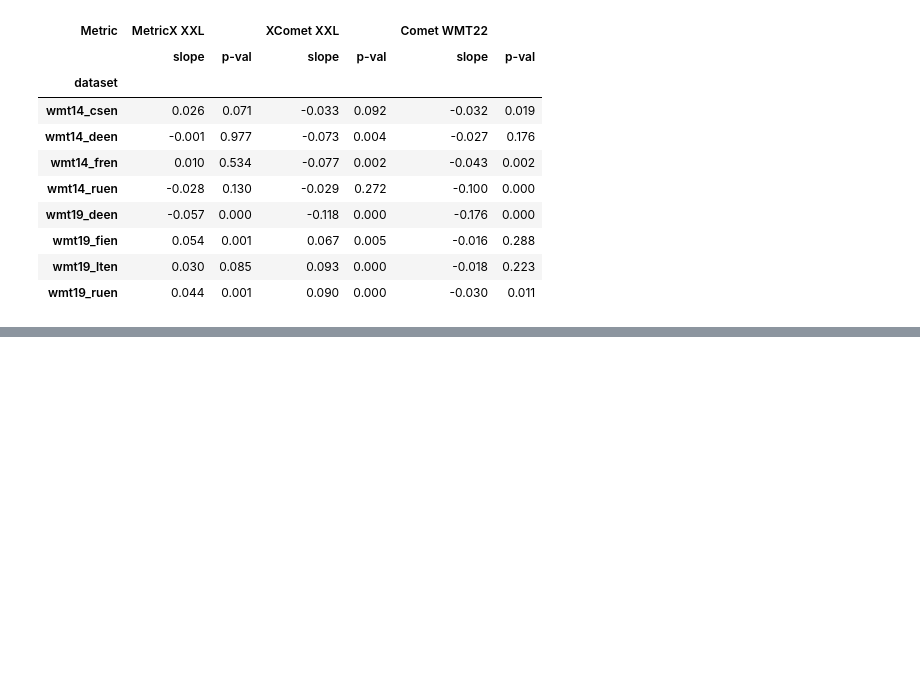
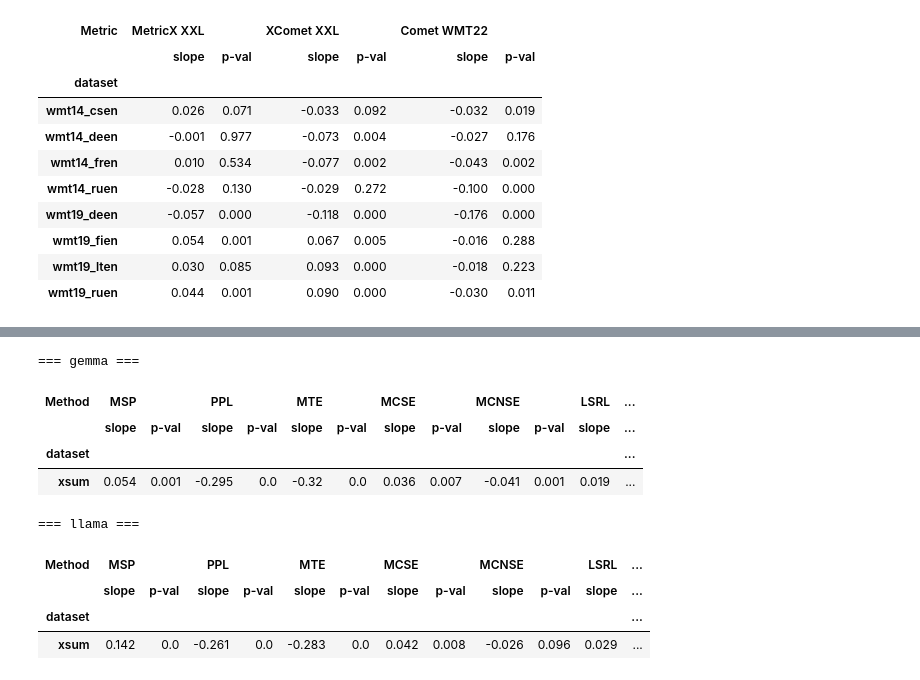
Before and after one commit to stat-ml/uncertainty-line, a Jupyter notebook: 01_plotting_quality_ue_trends.ipynb, the cells around one changed output, grey strips where cells are left out. Cells and saved outputs as stored; diff of their text form; code cells hidden in the pictures; blank space fills up the shorter version.

Commit message:
Add coefficients tables for TokenSAR

```diff
--- a/01_plotting_quality_ue_trends.ipynb
+++ b/01_plotting_quality_ue_trends.ipynb
@@ -559,0 +598,41 @@ for model_name in metric_table.index.get_level_values("model").unique():
+# %%
+import pandas as pd
+
+# Load the CSV
+corr = pd.read_csv("results/length_vs_ue_corr_sum.csv")
+
+method_order = list(methods_dict.values())
+corr_ue = corr[corr["category"] == "ue"].copy()
+
+piv_slope = corr_ue.pivot_table(index=["model", "dataset"], columns="name", values="slope", aggfunc="first")
+piv_pval  = corr_ue.pivot_table(index=["model", "dataset"], columns="name", values="p_value", aggfunc="first")
+
+piv_slope = piv_slope.reindex(columns=method_order)
+piv_pval  = piv_pval.reindex(columns=method_order)
+
+cols = []
+parts = []
+for m in method_order:
+    cols.extend([(m, "slope"), (m, "p-val")])
+    parts.append(piv_slope[m])
+    parts.append(piv_pval[m])
+
+table = pd.concat(parts, axis=1)
+table.columns = pd.MultiIndex.from_tuples(cols, names=["Method", ""])
+
+table = table.round({col: 3 for col in table.columns})
+
+for model_name in table.index.get_level_values("model").unique():
+    print(f"\n=== {model_name} ===")
+    display(table.loc[model_name])
+# %% [output]
+=== gemma ===
+| Method | MSP |  | PPL |  | MTE |  | MCSE |  | MCNSE |  | LSRL | ... |
+|  | slope | p-val | slope | p-val | slope | p-val | slope | p-val | slope | p-val | slope | ... |
+| dataset |  |  |  |  |  |  |  |  |  |  |  | ... |
+| xsum | 0.054 | 0.001 | -0.295 | 0.0 | -0.32 | 0.0 | 0.036 | 0.007 | -0.041 | 0.001 | 0.019 | ... |
+=== llama ===
+| Method | MSP |  | PPL |  | MTE |  | MCSE |  | MCNSE |  | LSRL | ... |
+|  | slope | p-val | slope | p-val | slope | p-val | slope | p-val | slope | p-val | slope | ... |
+| dataset |  |  |  |  |  |  |  |  |  |  |  | ... |
+| xsum | 0.142 | 0.0 | -0.261 | 0.0 | -0.283 | 0.0 | 0.042 | 0.008 | -0.026 | 0.096 | 0.029 | ... |
```
Also changed, not shown: parts of 7 cells of this notebook.
